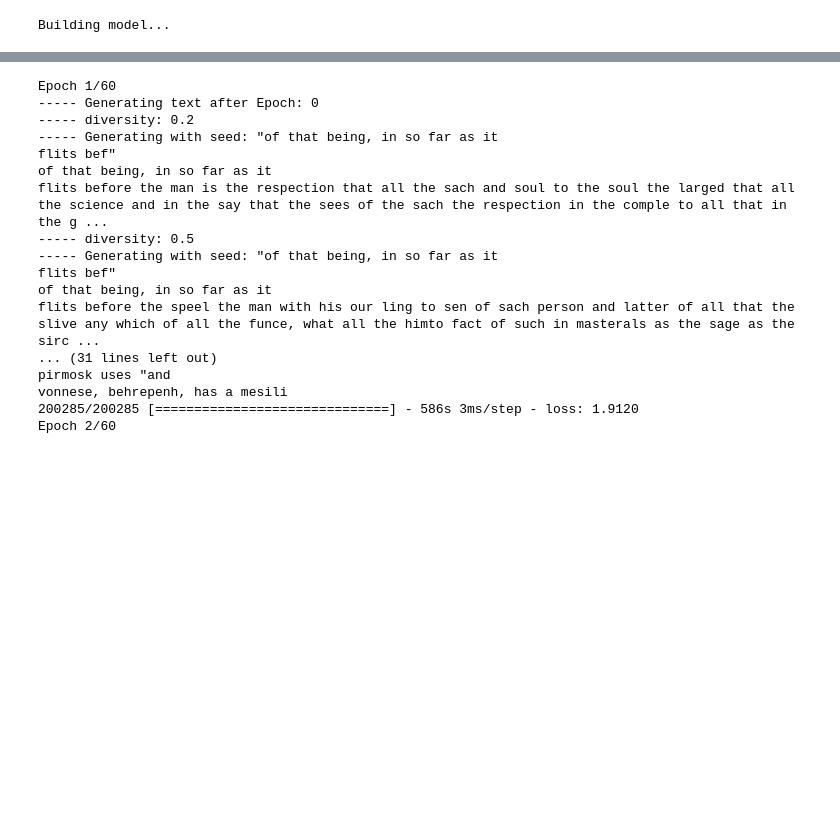
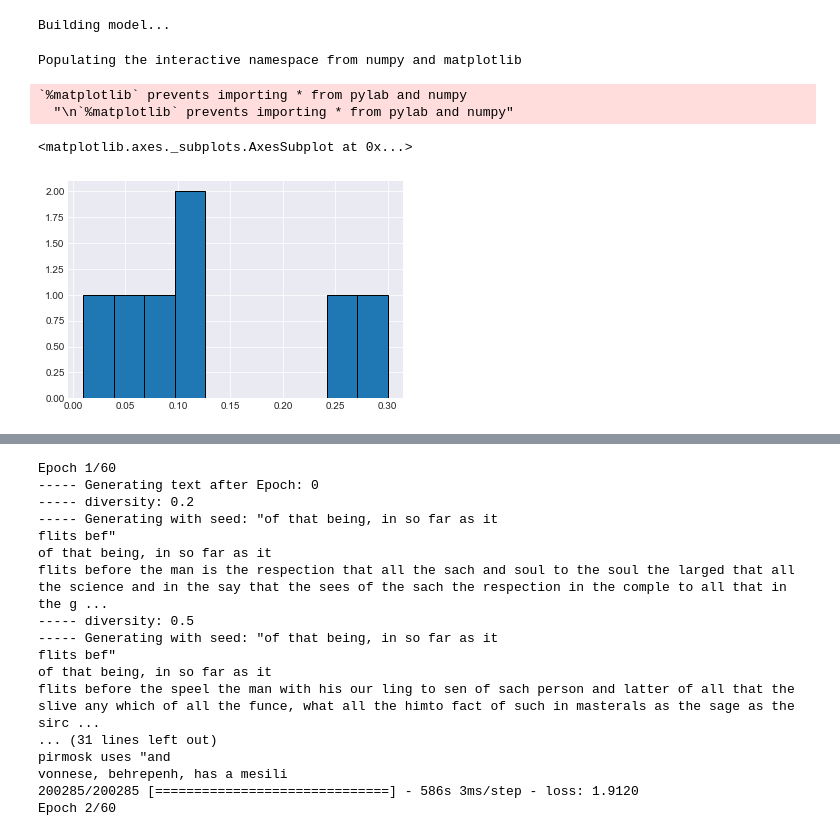
Before and after one commit to vincefav/keras-eli5, a Jupyter notebook: RNN Text Generator.ipynb, the cells around one changed output, grey strips where cells are left out. Saved outputs shown, nothing was run; the diff lists cells and outputs as text; code cells hidden in the pictures; blank space fills up the shorter version.

```diff
--- a/RNN Text Generator.ipynb
+++ b/RNN Text Generator.ipynb
@@ -111,0 +124,17 @@ Building model...
+# %%
+import pandas as pd
+import seaborn as sns
+sns.set_style('darkgrid')
+%pylab inline
+# %% [output]
+Populating the interactive namespace from numpy and matplotlib
+`%matplotlib` prevents importing * from pylab and numpy
+  "\n`%matplotlib` prevents importing * from pylab and numpy"
+# %%
+preds = np.array([.25, .1, .1, .09, .30, .05, .01])
+temperature = 1.0 # the other parameter we can adjust
+
+pd.Series(preds).hist(bins=10, edgecolor='black')
+# %% [output]
+<matplotlib.axes._subplots.AxesSubplot at 0x...>
+[figure, added]
```
Also changed, not shown: parts of 12 cells of this notebook.
